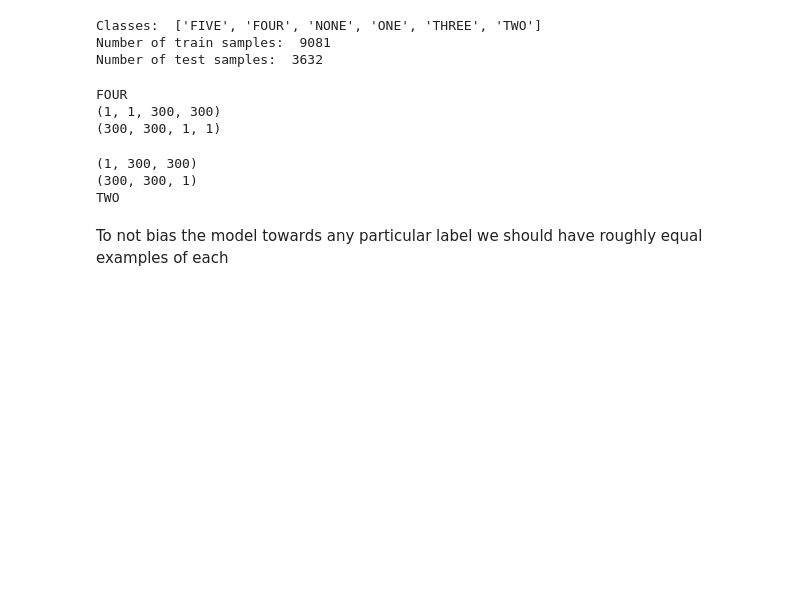
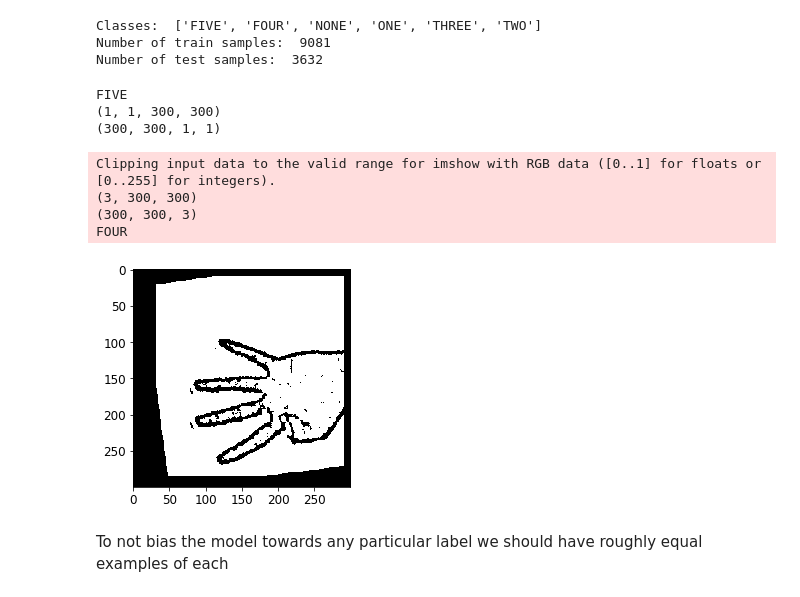
Before and after one commit to santiagonars/CNN-HowManyFingers-PyTorch, a Jupyter notebook: train-model.ipynb, the cells around one changed output. Saved outputs shown, nothing was run; the diff lists cells and outputs as text; code cells hidden in the pictures; blank space fills up the shorter version.

Commit message:
Added 1 channel image visualization

```diff
--- a/train-model.ipynb
+++ b/train-model.ipynb
@@ -57,18 +57,18 @@ transform_img_train = transforms.Compose([
         transforms.RandomAffine(degrees=0, translate=(0.1 ,0.1)),
         transforms.RandomAffine(degrees=0, scale=(.8, 1)),
         transforms.RandomHorizontalFlip(),
-        transforms.Grayscale(),
+        # transforms.Grayscale(),
         transforms.ToTensor(),
-        transforms.Normalize(mean=[0.5], std=[0.225])
-        # transforms.Normalize(mean=[0.5, 0.5, 0.5], std=[0.225, 0.225, 0.225])
+        # transforms.Normalize(mean=[0.5], std=[0.225])
+        transforms.Normalize(mean=[0.5, 0.5, 0.5], std=[0.225, 0.225, 0.225])
         ])
 
 transform_img_test = transforms.Compose([
         transforms.Resize(300),
-        transforms.Grayscale(),
+        # transforms.Grayscale(),
         transforms.ToTensor(),
-        transforms.Normalize(mean=[0.5], std=[0.225])
-        # transforms.Normalize(mean=[0.5, 0.5, 0.5], std=[0.225, 0.225, 0.225])
+        # transforms.Normalize(mean=[0.5], std=[0.225])
+        transforms.Normalize(mean=[0.5, 0.5, 0.5], std=[0.225, 0.225, 0.225])
         ])
 
 train_data = torchvision.datasets.ImageFolder(root=TRAIN_DATA_PATH, transform=transform_img_train)
@@ -104,22 +104,27 @@ for i in range(1):
     print(np.transpose(image_train_nparr).shape)
     # TODO: Create visualizations with these numpy arrays instead to be able to train model with grayscale instead!
 # %% [output]
-FOUR
+FIVE
 (1, 1, 300, 300)
 (300, 300, 1, 1)
 # %%
 images, classes = next(iter(train_data_loader))
+
 print(images[0].numpy().shape)
 print(np.transpose(images[0].numpy()).shape)
 for i in range(1):
     print(class_names[classes[i].numpy()])
-    # plt.imshow(np.transpose(images[i].numpy())) # BUG: ONLY WORKS for a 3 channel, not 1 channel model (grayscale)
-    # plt.imshow(np.transpose(images[i].numpy(), (1, 2, 0)))
-    # plt.imshow(np.transpose(images[0].cpu().detach().numpy(), (1, 2, 0))) # --> GPU
+    data = np.transpose(images[i].numpy())
+    # data = np.transpose(images[i].cpu().detach().numpy()) # --> GPU
+
+    # plt.imshow(data.squeeze(axis=2), cmap="gray") # 1 channel model (grayscale)
+    plt.imshow(data) # 3 channel model
 # %% [output]
-(1, 300, 300)
-(300, 300, 1)
-TWO
+Clipping input data to the valid range for imshow with RGB data ([0..1] for floats or [0..255] for integers).
+(3, 300, 300)
+(300, 300, 3)
+FOUR
+[figure, added]
 # %% [markdown]
 To not bias the model towards any particular label we should have roughly equal examples of each
 # %%
```
Also changed, not shown: parts of 1 cell of this notebook.
